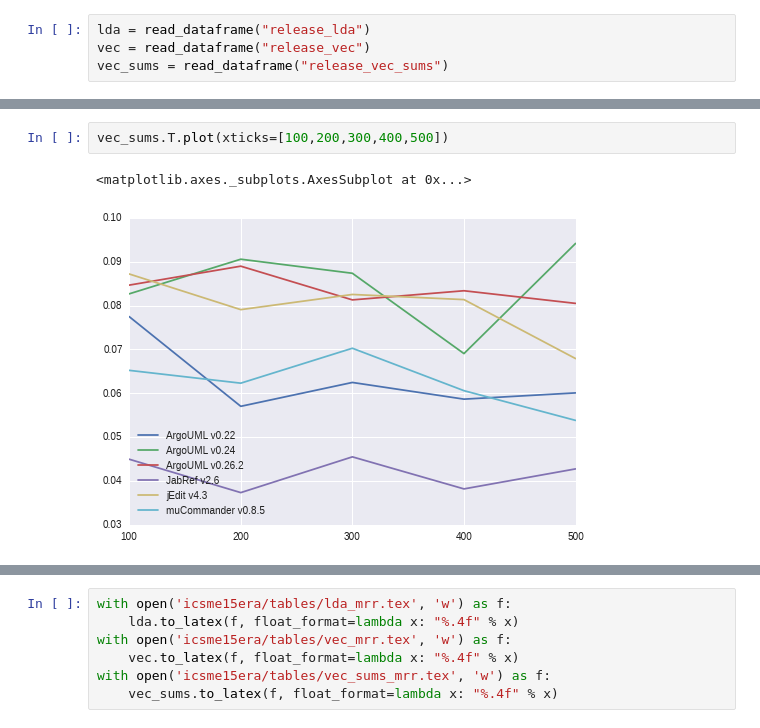
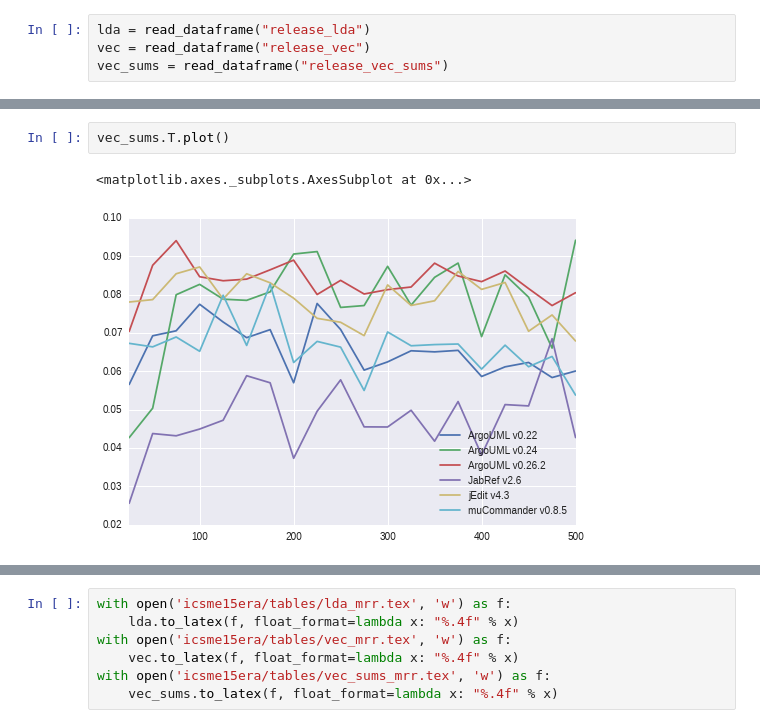
Before and after one commit to cscorley/doc2vec-feature-location, a Jupyter notebook: mrr_graphs.ipynb, the cells around one changed output, grey strips where cells are left out. Drawn from its saved outputs; the diff is of its cells as text.

Commit message:
More graphs

```diff
--- a/mrr_graphs.ipynb
+++ b/mrr_graphs.ipynb
@@ -59,8 +59,8 @@ vec
 # %%
-vec_sums.T.plot(xticks=[100,200,300,400,500])
+vec_sums.T.plot()
 # %% [output]
 <matplotlib.axes._subplots.AxesSubplot at 0x...>
-[figure, old version]
+[figure, new version]
 # %%
 vec_sums
 # %% [output]
```
Also changed, not shown: parts of 7 cells of this notebook.
